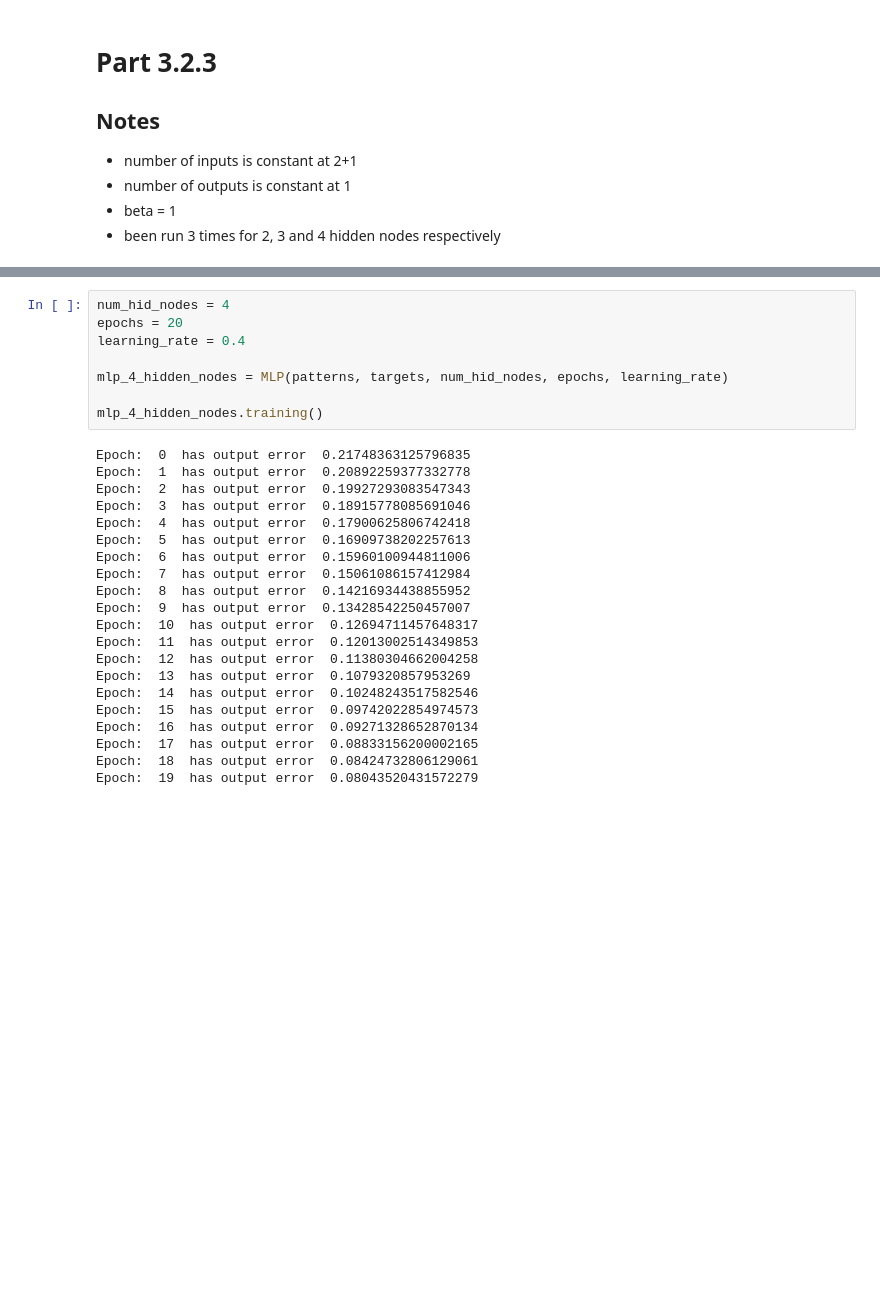
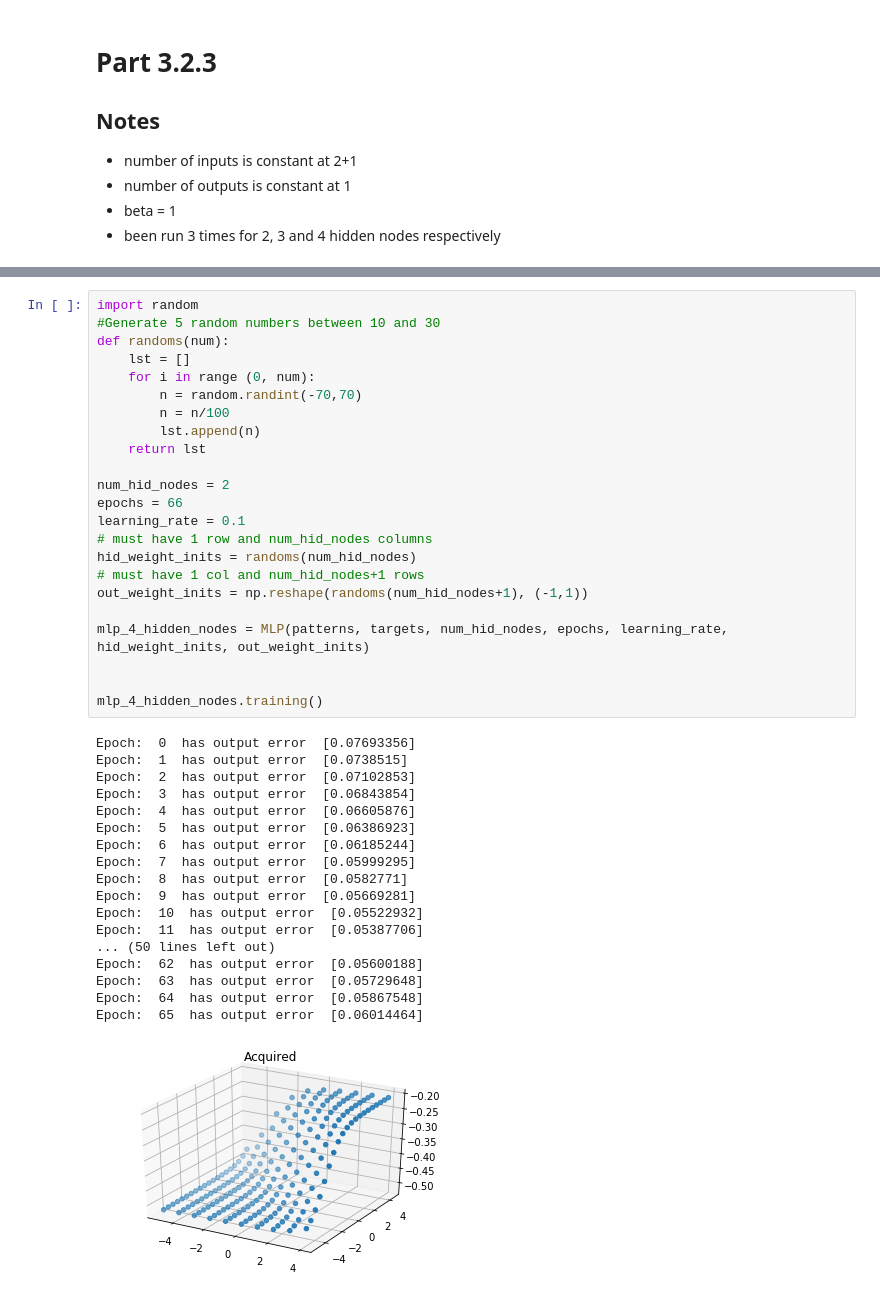
Before and after one commit to NiravSurajlal/KTH-Work, a Jupyter notebook: DD2437HT201 (ANN)/part3_2_3.ipynb, the cells around one changed output, grey strips where cells are left out. Cells and saved outputs as stored; diff of their text form; blank space fills up the shorter version.

```diff
--- a/DD2437HT201 (ANN)/part3_2_3.ipynb
+++ b/DD2437HT201 (ANN)/part3_2_3.ipynb
@@ -170,29 +165,42 @@ Epoch:  19  has output error  0.0839234585190877
-# %%
-num_hid_nodes = 4
-epochs = 20
-learning_rate = 0.4
-
-mlp_4_hidden_nodes = MLP(patterns, targets, num_hid_nodes, epochs, learning_rate)
-
-mlp_4_hidden_nodes.training()
-# %% [output]
-Epoch:  0  has output error  0.21748363125796835
-Epoch:  1  has output error  0.20892259377332778
-Epoch:  2  has output error  0.19927293083547343
-Epoch:  3  has output error  0.18915778085691046
-Epoch:  4  has output error  0.17900625806742418
-Epoch:  5  has output error  0.16909738202257613
-Epoch:  6  has output error  0.15960100944811006
-Epoch:  7  has output error  0.15061086157412984
-Epoch:  8  has output error  0.14216934438855952
-Epoch:  9  has output error  0.13428542250457007
-Epoch:  10  has output error  0.12694711457648317
-Epoch:  11  has output error  0.12013002514349853
-Epoch:  12  has output error  0.11380304662004258
-Epoch:  13  has output error  0.1079320857953269
-Epoch:  14  has output error  0.10248243517582546
-Epoch:  15  has output error  0.09742022854974573
-Epoch:  16  has output error  0.09271328652870134
-Epoch:  17  has output error  0.08833156200002165
-Epoch:  18  has output error  0.08424732806129061
-Epoch:  19  has output error  0.08043520431572279
+# %%
+import random
+#Generate 5 random numbers between 10 and 30
+def randoms(num):
+    lst = []
+    for i in range (0, num):
+        n = random.randint(-70,70)
+        n = n/100
+        lst.append(n)
+    return lst
+
+num_hid_nodes = 2
+epochs = 66
+learning_rate = 0.1
+# must have 1 row and num_hid_nodes columns
+hid_weight_inits = randoms(num_hid_nodes)
+# must have 1 col and num_hid_nodes+1 rows
+out_weight_inits = np.reshape(randoms(num_hid_nodes+1), (-1,1))
+
+mlp_4_hidden_nodes = MLP(patterns, targets, num_hid_nodes, epochs, learning_rate, hid_weight_inits, out_weight_inits)
+
+
+mlp_4_hidden_nodes.training()
+# %% [output]
+Epoch:  0  has output error  [0.07693356]
+Epoch:  1  has output error  [0.0738515]
+Epoch:  2  has output error  [0.07102853]
+Epoch:  3  has output error  [0.06843854]
+Epoch:  4  has output error  [0.06605876]
+Epoch:  5  has output error  [0.06386923]
+Epoch:  6  has output error  [0.06185244]
+Epoch:  7  has output error  [0.05999295]
+Epoch:  8  has output error  [0.0582771]
+Epoch:  9  has output error  [0.05669281]
+Epoch:  10  has output error  [0.05522932]
+Epoch:  11  has output error  [0.05387706]
+... (50 lines left out)
+Epoch:  62  has output error  [0.05600188]
+Epoch:  63  has output error  [0.05729648]
+Epoch:  64  has output error  [0.05867548]
+Epoch:  65  has output error  [0.06014464]
+[figure, added]
```
Also changed, not shown: parts of 7 cells of this notebook, 4 other files.
